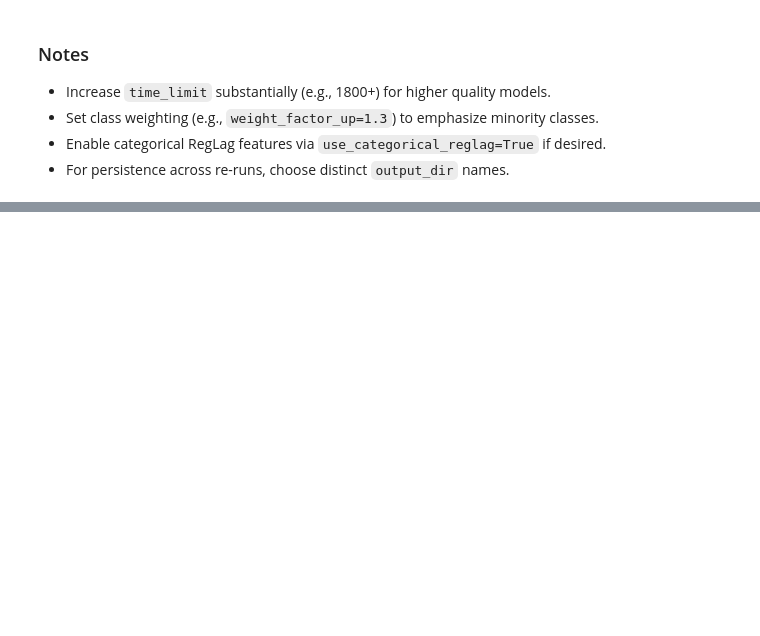
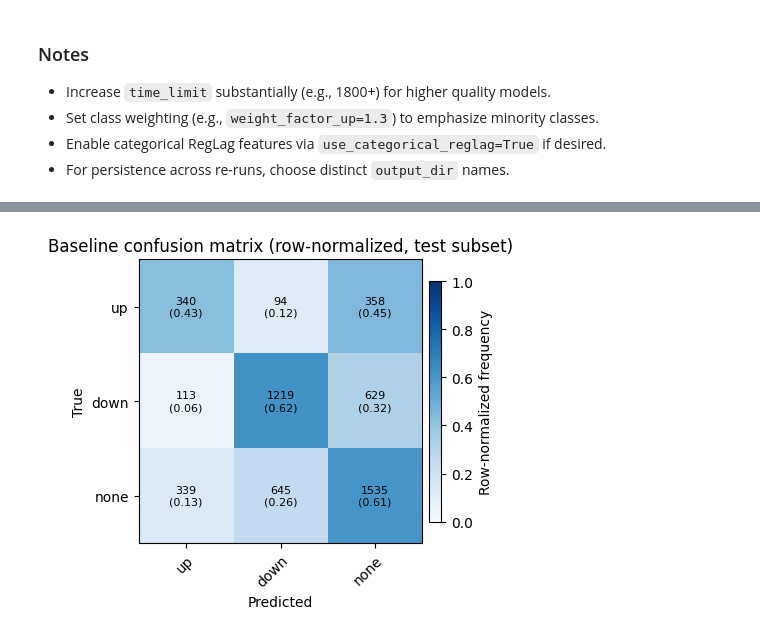
Before and after one commit to haakonnh/mfrr_activation_classify, a Jupyter notebook: upreg_classify/notebooks/10-training-launchpad.ipynb, the cells around one changed output, grey strips where cells are left out. Saved outputs shown, nothing was run; the diff lists cells and outputs as text; code cells hidden in the pictures; blank space fills up the shorter version.

```diff
--- a/upreg_classify/notebooks/10-training-launchpad.ipynb
+++ b/upreg_classify/notebooks/10-training-launchpad.ipynb
@@ -479,7 +992,8 @@ print('Persistency-interaction features found:', bad)
 # %%
 # 18. Baseline: last-observed-class (RegClass+4 = RegClass-4) + conditional probs
 import pandas as pd
-from sklearn.metrics import classification_report
+import matplotlib.pyplot as plt
+from sklearn.metrics import classification_report, confusion_matrix
 
 # Reload preprocessing to ensure we use the latest pipeline
 reload_all()
@@ -489,8 +1003,19 @@ from src.data.preprocess import Config
 # Build full dataset using the same config defaults as training
 cfg = Config()
 df_full = dp.preprocess_all(cfg=cfg)
-# Optionally focus on the last 20% of rows (comment out if undesired)
-df_full = df_full.iloc[int(len(df_full) * 0.8):]
+
+# Restrict to data from 4th March 2025 until latest available
+df_full = df_full.loc['2025-03-04':]
+print('Using data range:', df_full.index.min(), '->', df_full.index.max(), 'rows =', len(df_full))
+
+# Split into train/val/test by time order using 0.6/0.2/0.2 fractions
+n = len(df_full)
+val_start = int(n * 0.6)
+test_start = int(n * 0.8)
+df_val = df_full.iloc[val_start:test_start]
+df_eval = df_full.iloc[test_start:]
+print('Validation subset rows =', len(df_val))
+print('Test subset rows =', len(df_eval))
 
 label_col = 'RegClass+4'
 cond_col = 'RegLag-4'   # condition on previous numeric direction {-1,0,1}
@@ -502,15 +1027,58 @@ for col in [label_col, cond_col, baseline_col]:
 
 # Map numeric RegLag-4 back to class labels used by RegClass+4
 dir_to_class = {1: 'up', -1: 'down', 0: 'none'}
-y_true = df_full[label_col].astype(str)
-lag_numeric = df_full[baseline_col]
-y_pred = lag_numeric.map(dir_to_class).astype(str)
 
-print('Last-observed-class baseline: RegClass+4 ≈ RegClass-4 (via RegLag-4)')
-print(classification_report(y_true, y_pred))
+def evaluate_subset(df_subset, subset_name):
+    """Evaluate naive baseline on a given subset and print report."""
+    y_true_subset = df_subset[label_col].astype(str)
+    lag_numeric_subset = df_subset[baseline_col]
+    y_pred_subset = lag_numeric_subset.map(dir_to_class).astype(str)
+    print(f"\n=== {subset_name} subset ===")
+    print('Rows =', len(df_subset))
+    print(classification_report(y_true_subset, y_pred_subset))
+    return y_true_subset, lag_numeric_subset, y_pred_subset
 
-# Conditional probabilities: P(RegClass+4 = y | RegLag-4 = x)
-print('\nConditional probabilities P(RegClass+4 = y | RegLag-4 = x)')
+# Evaluate on full dataset, validation (0.6–0.8 fraction) and test (last 20%) subsets
+_y_true_full, _lag_full, _y_pred_full = evaluate_subset(df_full, 'Full (all rows from 2025-03-04)')
+y_true_val, lag_val, y_pred_val = evaluate_subset(df_val, 'Validation (0.6–0.8 fraction)')
+y_true, lag_numeric, y_pred = evaluate_subset(df_eval, 'Test (last 20%)')
+
+# Confusion matrix (counts and row-normalized) for the test subset
+labels = ['up', 'down', 'none']
+cm = confusion_matrix(y_true, y_pred, labels=labels)
+cm_sum = cm.sum(axis=1, keepdims=True)
+cm_norm = cm.astype(float) / cm_sum
+cm_norm = pd.DataFrame(cm_norm, index=labels, columns=labels).fillna(0.0).values
+
+# Plot a single, clean confusion-matrix heatmap (row-normalized)
+fig, ax = plt.subplots(figsize=(4.5, 4.0))
+im = ax.imshow(cm_norm, interpolation='nearest', cmap='Blues', vmin=0.0, vmax=1.0)
+# Slightly shrink the colorbar so it does not exceed the axes height
+cbar = fig.colorbar(im, ax=ax, shrink=0.8, pad=0.02)
+cbar.set_label('Row-normalized frequency')
+
+ax.set_title('Baseline confusion matrix (row-normalized, test subset)')
+ax.set_xticks(range(len(labels)))
+ax.set_yticks(range(len(labels)))
+ax.set_xticklabels(labels)
+ax.set_yticklabels(labels)
+ax.set_xlabel('Predicted')
+ax.set_ylabel('True')
+plt.setp(ax.get_xticklabels(), rotation=45, ha='right', rotation_mode='anchor')
+
+# Annotate each cell with count and normalized value
+for i in range(len(labels)):
+    for j in range(len(labels)):
+        count = cm[i, j]
+        frac = cm_norm[i, j]
+        text = f"{count}\n({frac:.2f})"
+        ax.text(j, i, text, ha='center', va='center', color='black', fontsize=8)
+
+fig.tight_layout()
+plt.show()
+
+# Conditional probabilities: P(RegClass+4 = y | RegLag-4 = x) on the test subset
+print('\nConditional probabilities P(RegClass+4 = y | RegLag-4 = x) [test subset]')
 prev_dir = lag_numeric
 valid_dir_values = [-1, 0, 1]
 mask = prev_dir.isin(valid_dir_values) & y_true.isin(['up', 'down', 'none'])
@@ -540,0 +1109 @@ RegLag-4 (given)
+[figure, added]
```
Also changed, not shown: parts of 8 cells of this notebook, 38 other files.
